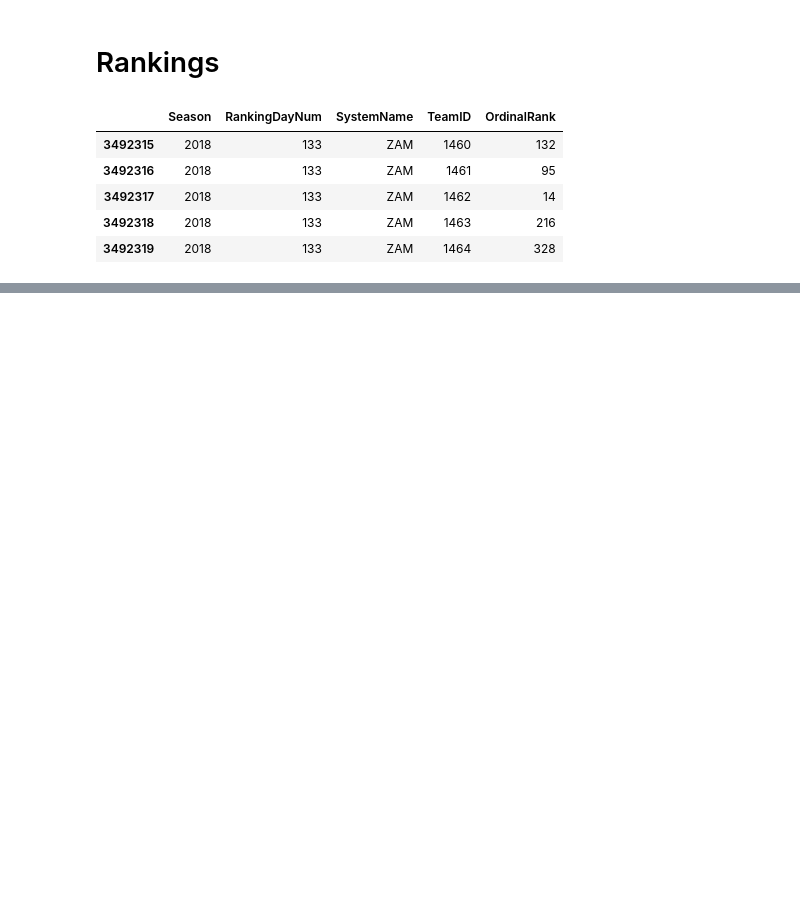
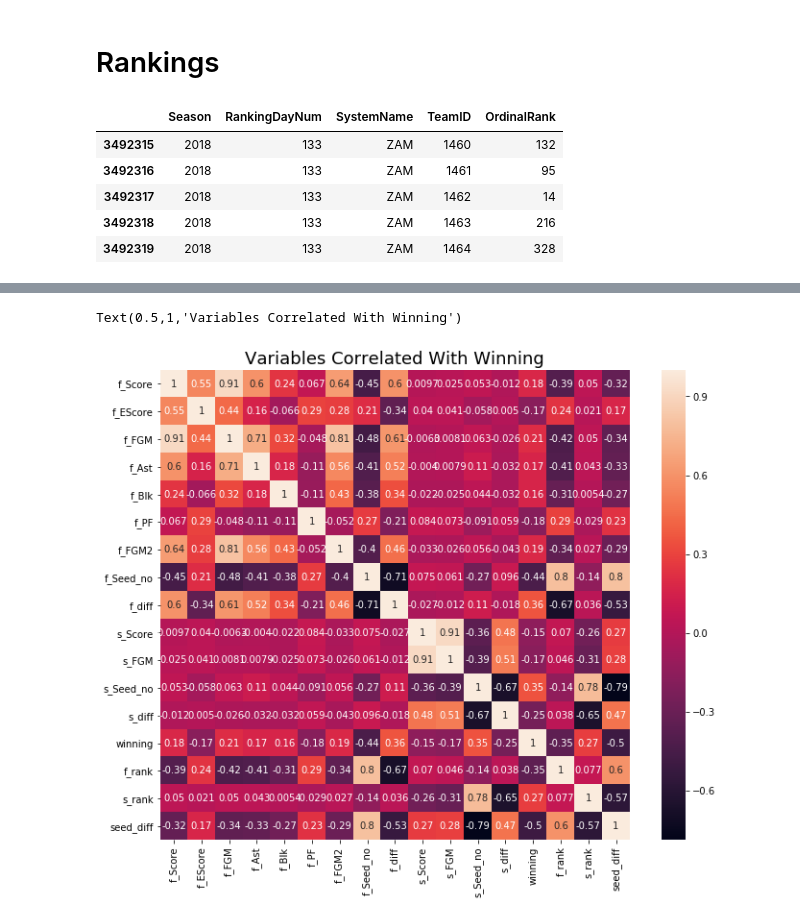
Before and after one commit to cdbale/Final_Project, a Jupyter notebook: Final Project.ipynb, the cells around one changed output, grey strips where cells are left out. Cells and saved outputs as stored; diff of their text form; code cells hidden in the pictures; blank space fills up the shorter version.

```diff
--- a/Final Project.ipynb
+++ b/Final Project.ipynb
@@ -781,3 +784,23 @@ X.head()
 | 2 | 85.214286 | 70.250000 | 30.321429 | 65.714286 | 7.035714 | 20.071429 | 17.535714 | 25.000000 | 15.178571 | 27.642857 | 17.642857 | ... |
 | 3 | 85.214286 | 70.250000 | 30.321429 | 65.714286 | 7.035714 | 20.071429 | 17.535714 | 25.000000 | 15.178571 | 27.642857 | 17.642857 | ... |
 | 4 | 75.965517 | 69.172414 | 27.206897 | 56.896552 | 4.000000 | 12.586207 | 17.551724 | 26.206897 | 13.689655 | 23.310345 | 15.551724 | ... |
+# %%
+del X['f_Seed_region'], X['s_Seed_region'], X['WTeamID'], X['LTeamID'], X['Season']
+
+seed_diff = pd.DataFrame(X['f_Seed_no'] - X['s_Seed_no'])
+elo_diff = pd.DataFrame(X['WTeamElo'] - X['LTeamElo'])
+X['seed_diff'] = seed_diff
+X['elo_diff'] = elo_diff
+# %%
+X['WTeamElo'] = X['WTeamElo'].astype(str).astype(float)
+X['LTeamElo'] = X['LTeamElo'].astype(str).astype(float)
+X['elo_diff'] = X['elo_diff'].astype(str).astype(float)
+# %%
+corr_train = X.corr()
+highest_corr = corr_train.index[abs(corr_train['winning'])>0.15]
+f, ax = plt.subplots(figsize=(12, 9))
+sns.heatmap(X[highest_corr].corr(), square = True, annot = True)
+plt.title('Variables Correlated With Winning', fontsize=18)
+# %% [output]
+Text(0.5,1,'Variables Correlated With Winning')
+[figure, added]
```
Also changed, not shown: parts of 41 cells of this notebook.
